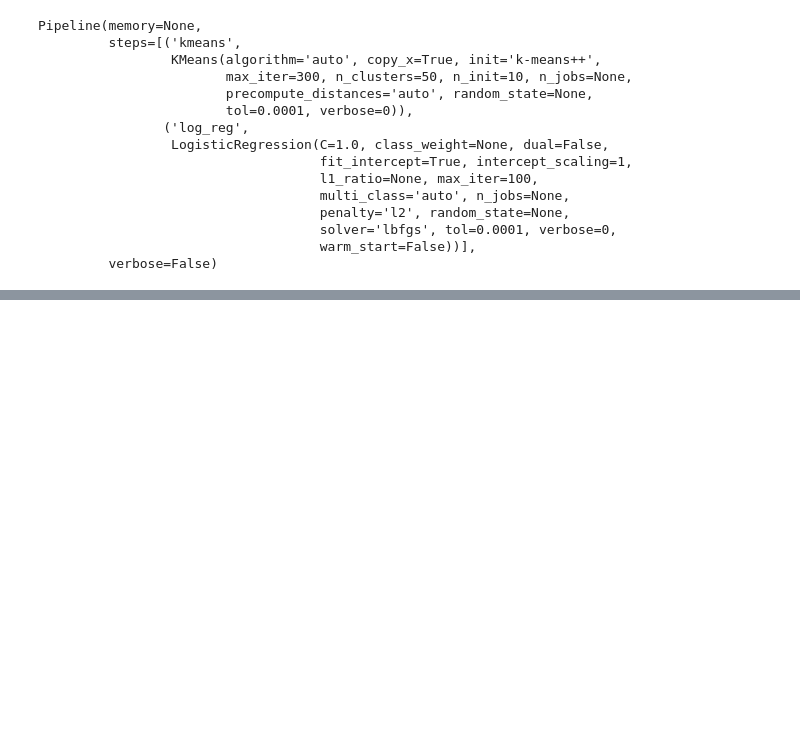
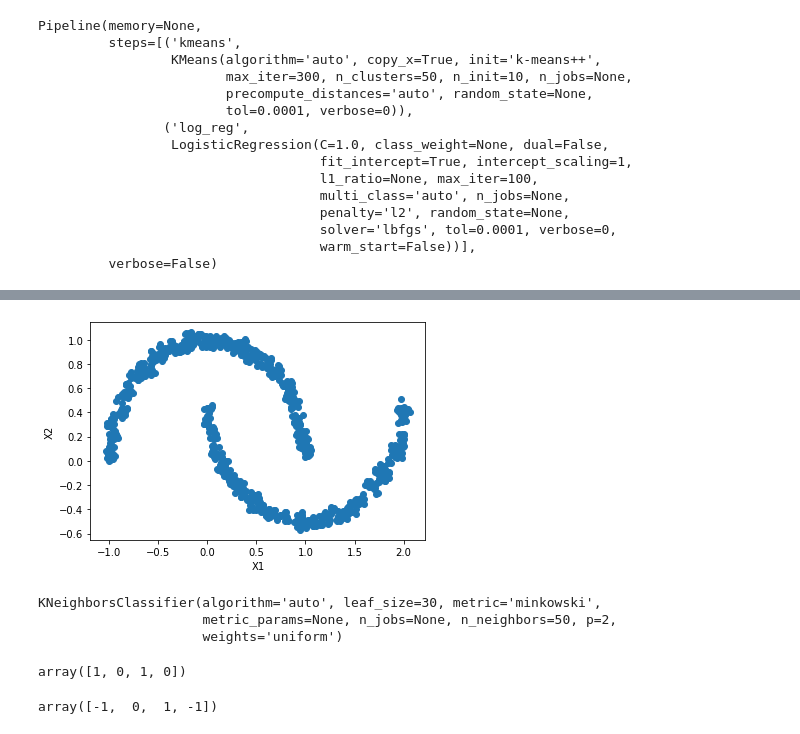
Before and after one commit to DhurbaBrl/machine_learning_book, a Jupyter notebook: unsupervised_learning.ipynb, the cells around one changed output, grey strips where cells are left out. Cells and saved outputs as stored; diff of their text form; code cells hidden in the pictures; blank space fills up the shorter version.

```diff
--- a/unsupervised_learning.ipynb
+++ b/unsupervised_learning.ipynb
@@ -419,0 +553,4 @@ grid_clf.best_params_   #the optimum number of K is this
+# %%
+X,y=make_moons(n_samples=1000,noise=0.05)
+dbscan=DBSCAN(eps=0.05,min_samples=5)
+dbscan.fit(X,y)
@@ -419,0 +602,5 @@ grid_clf.best_params_   #the optimum number of K is this
+# %%
+#to get the core instances
+core_ins=dbscan.components_
+print(core_ins.shape)
+print(core_ins)
@@ -419,0 +616,27 @@ grid_clf.best_params_   #the optimum number of K is this
+# %%
+#to plot the core instances of above calculation
+plt.scatter(core_ins[:,0],core_ins[:,1]) #first column as x and second column as y
+plt.xlabel("X1")
+plt.ylabel("X2")
+plt.show()
+# %% [output]
+[figure, added]
+# %%
+                      #using knn
+#first fit the dbscan with esp=0.20 so that we only get two clusters
+dbscan=DBSCAN(eps=0.20,min_samples=5)
+dbscan.fit(X,y)
+
+
+#now knn
+knn=KNeighborsClassifier(n_neighbors=50)
+knn.fit(dbscan.components_,dbscan.labels_[dbscan.core_sample_indices_])
+# %% [output]
+KNeighborsClassifier(algorithm='auto', leaf_size=30, metric='minkowski',
+                     metric_params=None, n_jobs=None, n_neighbors=50, p=2,
+                     weights='uniform')
+# %%
+X_new=np.array([[-0.5,0],[0,0.5],[1,-0.1],[2,1]])
+knn.predict(X_new) #predict the cluster of instances
+# %% [output]
+array([1, 0, 1, 0])
@@ -419,0 +645,8 @@ grid_clf.best_params_   #the optimum number of K is this
+# %%
+y_dist,y_pred_indices=knn.kneighbors(X_new,n_neighbors=1) #gives distance and indices of the k nearest neighbors
+y_pred=dbscan.labels_[dbscan.core_sample_indices_][y_pred_indices] #gives the labels of  k nearest neighbors from the labels of core instances
+
+y_pred[y_dist>0.2]=-1
+y_pred.ravel()
+# %% [output]
+array([-1,  0,  1, -1])
```
Also changed, not shown: parts of 31 cells of this notebook.
